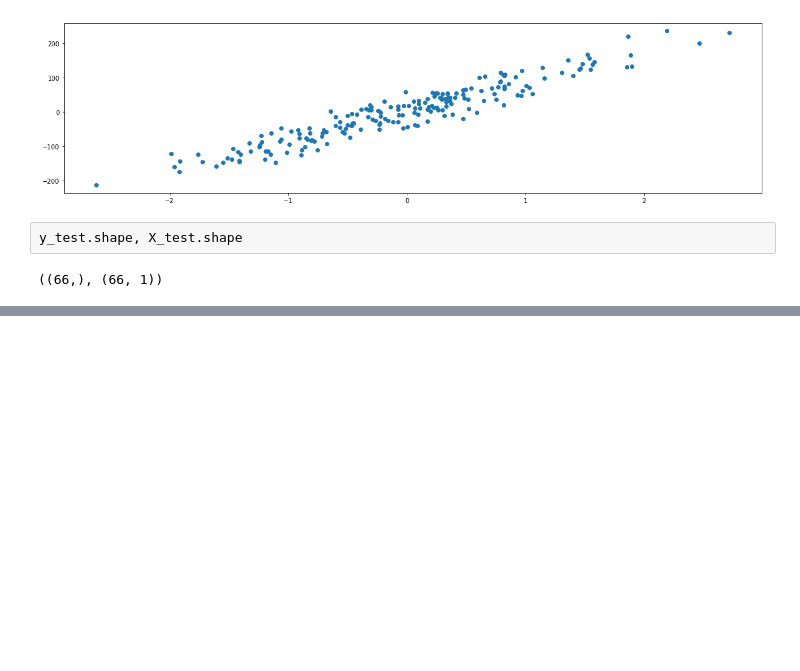
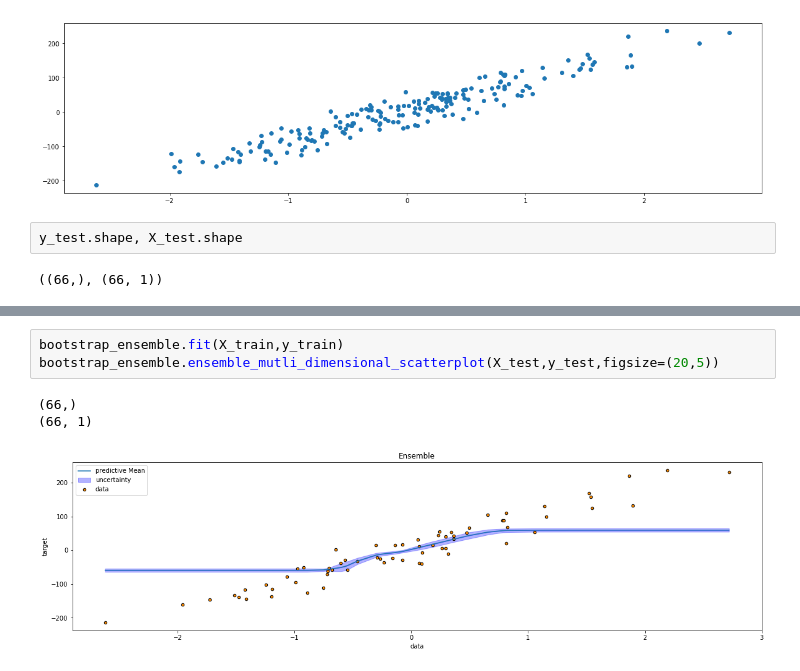
Before and after one commit to wooohoooo/Master-Thesis, a Jupyter notebook: new_structure/Linear_Toy_dataset.ipynb, the cells around one changed output, grey strips where cells are left out. Drawn from its saved outputs; the diff is of its cells as text; blank space fills up the shorter version.

```diff
--- a/new_structure/Linear_Toy_dataset.ipynb
+++ b/new_structure/Linear_Toy_dataset.ipynb
@@ -67,0 +99,7 @@ mixed_ensemble.self_evaluate(X_test,y_test)
+# %%
+bootstrap_ensemble.fit(X_train,y_train)
+bootstrap_ensemble.ensemble_mutli_dimensional_scatterplot(X_test,y_test,figsize=(20,5))
+# %% [output]
+(66,)
+(66, 1)
+[figure, added]
```
Also changed, not shown: parts of 22 cells of this notebook, 5 other files.
